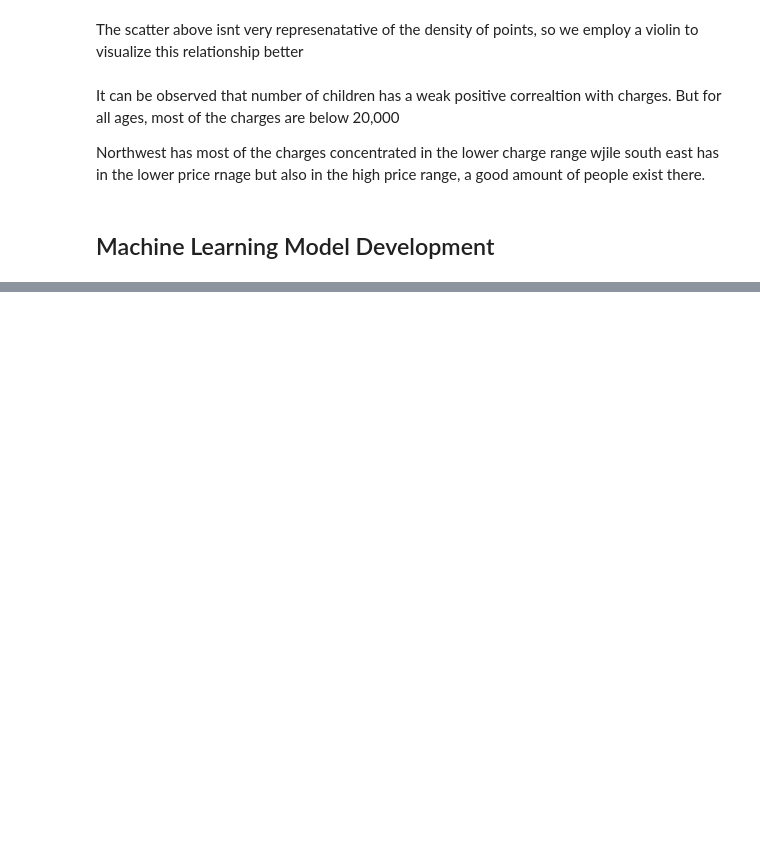
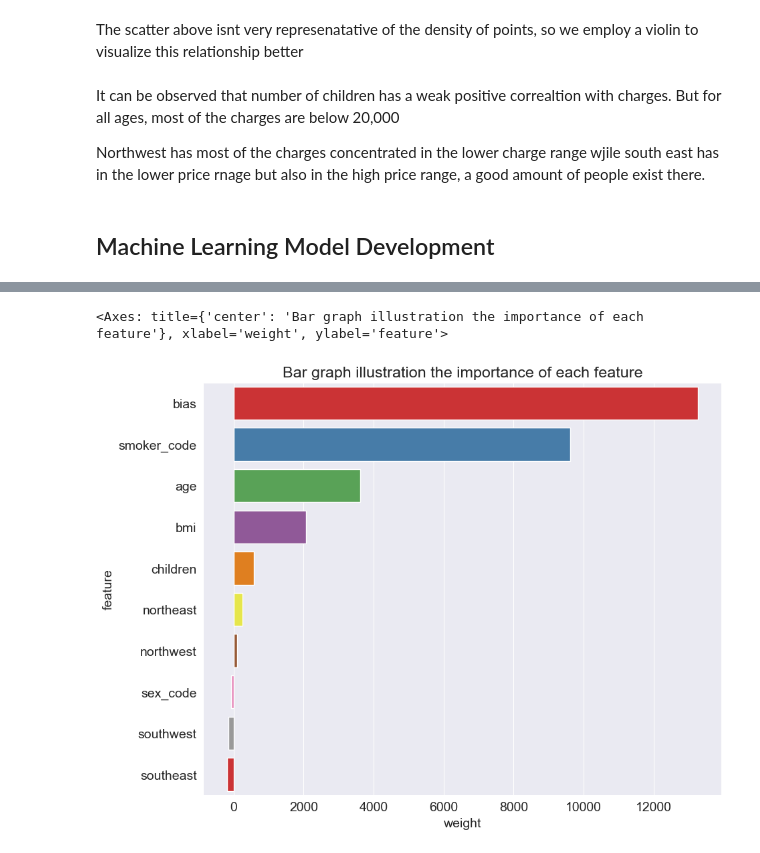
Before and after one commit to kasuleBS/Machine_Learning_Lesson, a Jupyter notebook: linear_regression.ipynb, the cells around one changed output, grey strips where cells are left out. Drawn from its saved outputs; the diff is of its cells as text; code cells hidden in the pictures; blank space fills up the shorter version.

Commit message:
added visualisations of the feature importance

```diff
--- a/linear_regression.ipynb
+++ b/linear_regression.ipynb
@@ -391,0 +496,3 @@ Northwest has most of the charges concentrated in the lower charge range wjile s
+# %%
+medical_df[['northeast', 'northwest', 'southeast', 'southwest']] = enc.transform(medical_df[['region']]).toarray()
+medical_df.sample(5)
@@ -391,0 +532,10 @@ Northwest has most of the charges concentrated in the lower charge range wjile s
+# %%
+scaler = preprocessing.StandardScaler().fit(medical_df[['age', 'bmi', 'children',
+       'smoker_code', 'sex_code', 'northeast', 'northwest', 'southeast','southwest']])
+
+inputs= scaler.transform(medical_df[['age', 'bmi', 'children',
+       'smoker_code', 'sex_code', 'northeast', 'northwest', 'southeast','southwest']])
+# %%
+targets = medical_df['charges']
+
+fit_predict_loss(inputs,targets,inputs,targets)
@@ -391,0 +550,11 @@ Northwest has most of the charges concentrated in the lower charge range wjile s
+# %%
+features =fit_predict_loss(inputs,targets,inputs,targets)
+feature_importance ={
+    'feature':['age', 'bmi', 'children','smoker_code', 'sex_code', 'northeast', 'northwest',
+               'southeast','southwest','bias'],
+    'weight': [features[1][0],features[1][1],features[1][2],features[1][3],features[1][4],
+               features[1][5],features[1][6],features[1][7],features[1][8],features[-1]]
+    }
+feature_df =pd.DataFrame(feature_importance)
+feature_df= feature_df.sort_values('weight',ascending = False ).copy()
+feature_df
@@ -391,0 +573,6 @@ Northwest has most of the charges concentrated in the lower charge range wjile s
+# %%
+plt.title('Bar graph illustration the importance of each feature')
+sns.barplot(data=feature_df, y='feature',x='weight',hue='feature',legend=False,palette='Set1')
+# %% [output]
+<Axes: title={'center': 'Bar graph illustration the importance of each feature'}, xlabel='weight', ylabel='feature'>
+[figure, added]
```
Also changed, not shown: parts of 32 cells of this notebook.
